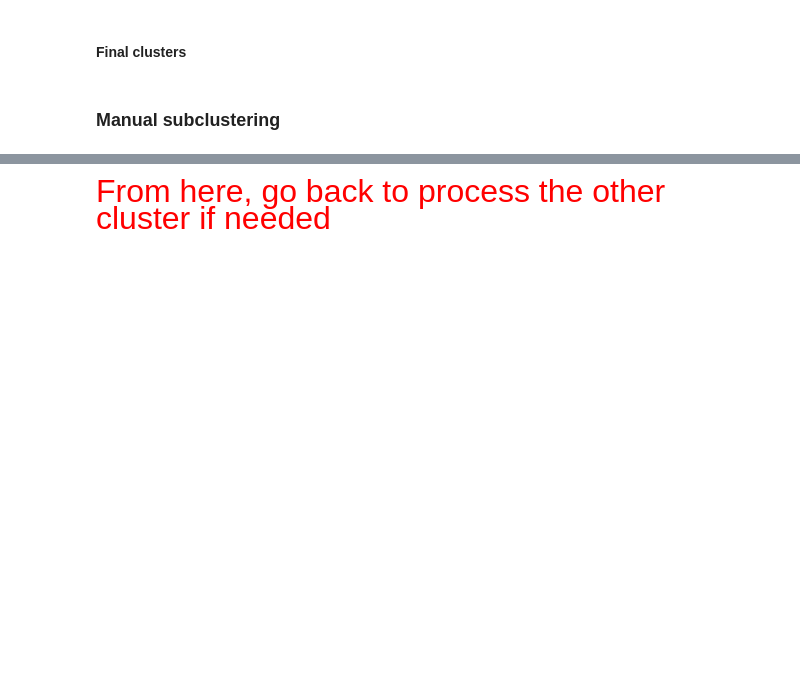
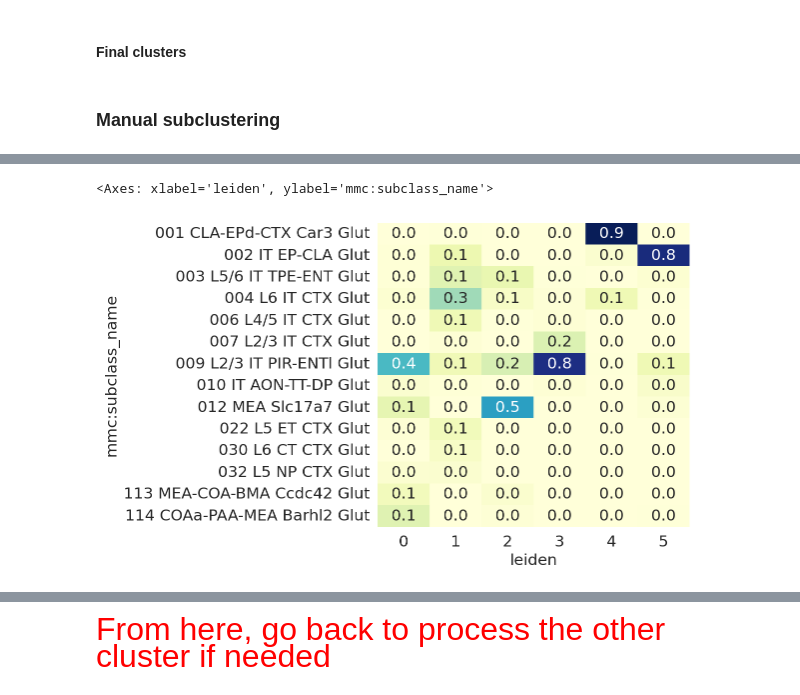
Before and after one commit to Carboneinerte/Pynda_ssc, a Jupyter notebook: v10B_Xenium_annotation_n_subsclustering.ipynb, the cells around one changed output, grey strips where cells are left out. Drawn from its saved outputs; the diff is of its cells as text; code cells hidden in the pictures; blank space fills up the shorter version.

```diff
--- a/v10B_Xenium_annotation_n_subsclustering.ipynb
+++ b/v10B_Xenium_annotation_n_subsclustering.ipynb
@@ -385,9 +447,12 @@ sns.heatmap(cont_tab.T, annot=True, cmap="YlGnBu", fmt=".1f", cbar=False)
 # %%
 ### Correlation map of subclusters
 cont_tab = pd.crosstab(adata_subcluster.obs[clustering_method], adata_subcluster.obs['mmc:subclass_name'], normalize="index")
 cont_tab = cont_tab.loc[:, cont_tab.sum(axis=0) > 0.05]
-plt.figure(figsize=(15, 15))
+plt.figure(figsize=(5, 5))
 sns.heatmap(cont_tab.T, annot=True, cmap="YlGnBu", fmt=".1f", cbar=False)
+# %% [output]
+<Axes: xlabel='leiden', ylabel='mmc:subclass_name'>
+[figure, added]
 # %%
 ### Generate a color palette for the clusters - to make color stay consistent across samples
 adata_subcluster.obs[clustering_method] = adata_subcluster.obs[clustering_method].astype(int)
```
Also changed, not shown: parts of 29 cells of this notebook, 2 other files.
